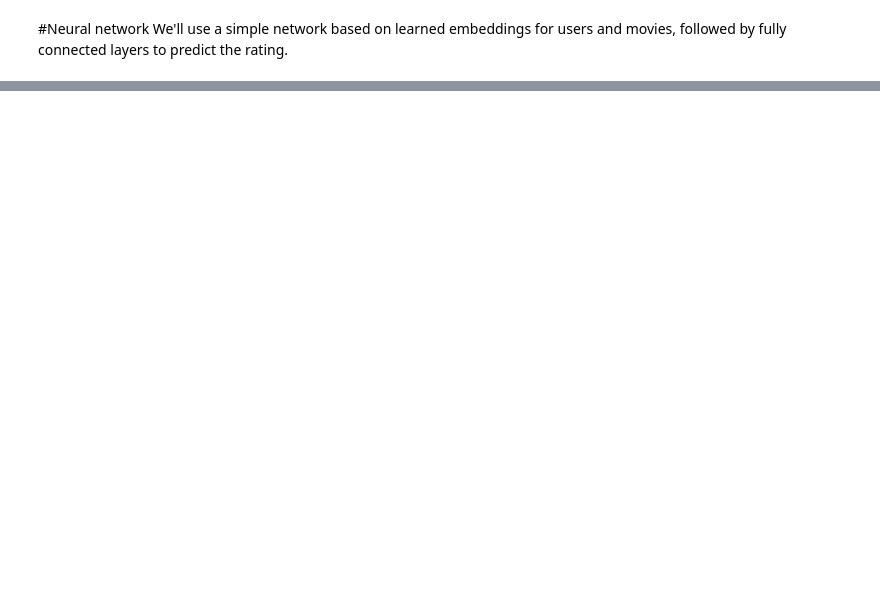
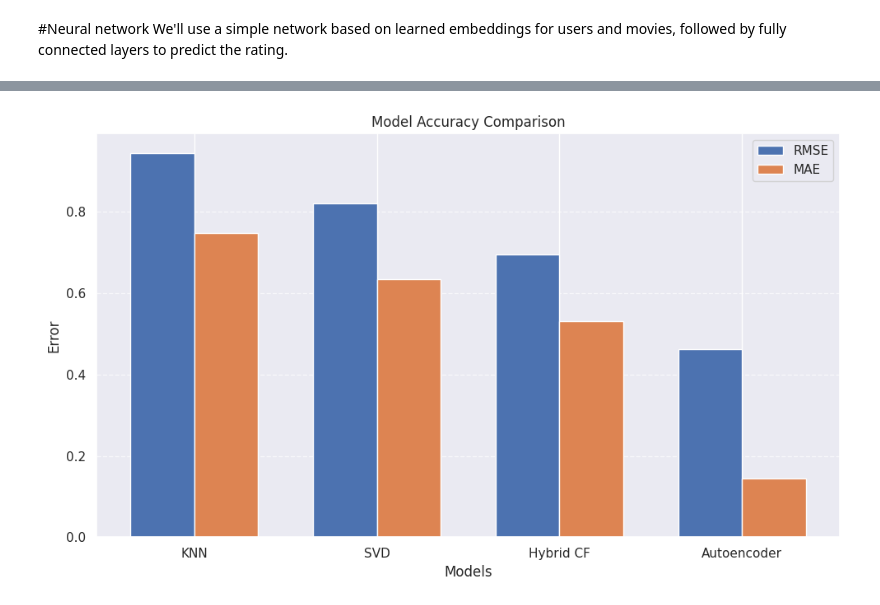
Before and after one commit to Ezekiel1991/Group-8-Phase-4-Project--Recommendation-Systems, a Jupyter notebook: Group_8_Phase_4_Project.ipynb, the cells around one changed output, grey strips where cells are left out. Drawn from its saved outputs; the diff is of its cells as text; code cells hidden in the pictures; blank space fills up the shorter version.

```diff
--- a/Group_8_Phase_4_Project.ipynb
+++ b/Group_8_Phase_4_Project.ipynb
@@ -1154,0 +1182,25 @@ Autoencoder MAE: 0.1435
+# %%
+# Model names and corresponding metrics
+models = ['KNN', 'SVD', 'Hybrid CF', 'Autoencoder']
+rmse_scores = [0.9452, 0.8210, 0.6947, 0.4624]
+mae_scores = [0.7489, 0.6352, 0.5311, 0.1435]
+
+x = np.arange(len(models))
+width = 0.35
+
+# Plotting
+plt.figure(figsize=(10, 6))
+plt.bar(x - width/2, rmse_scores, width, label='RMSE')
+plt.bar(x + width/2, mae_scores, width, label='MAE')
+
+# Labels and titles
+plt.xlabel('Models')
+plt.ylabel('Error')
+plt.title('Model Accuracy Comparison')
+plt.xticks(x, models)
+plt.legend()
+plt.grid(axis='y', linestyle='--', alpha=0.7)
+plt.tight_layout()
+plt.show()
+# %% [output]
+[figure, added]
```
Also changed, not shown: parts of 21 cells of this notebook.
